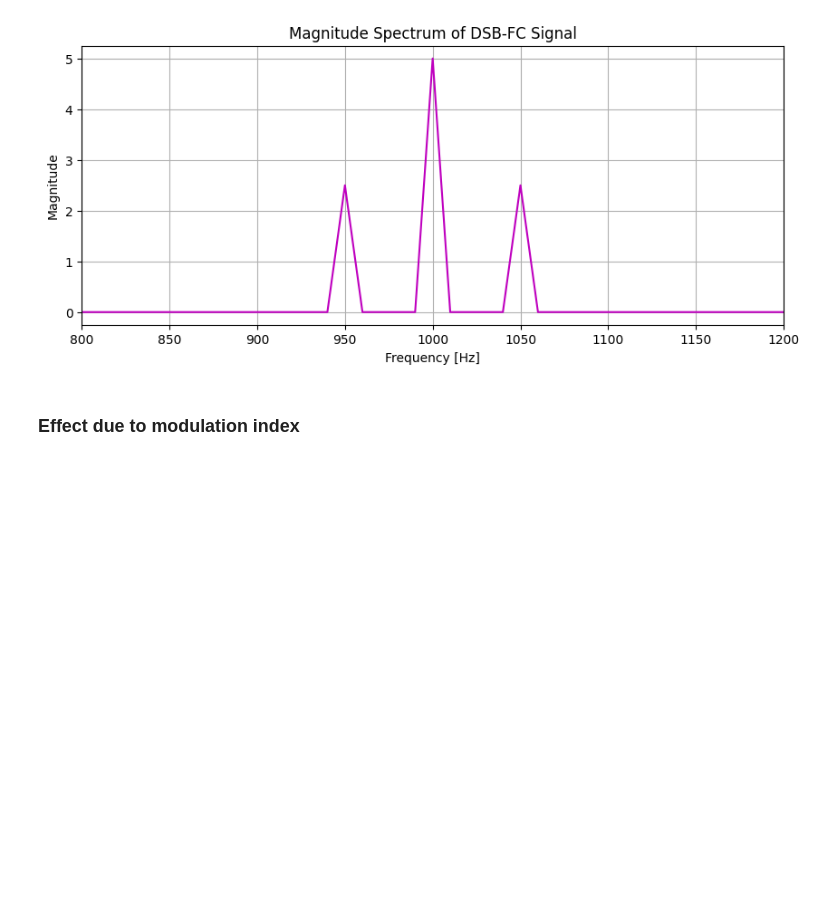
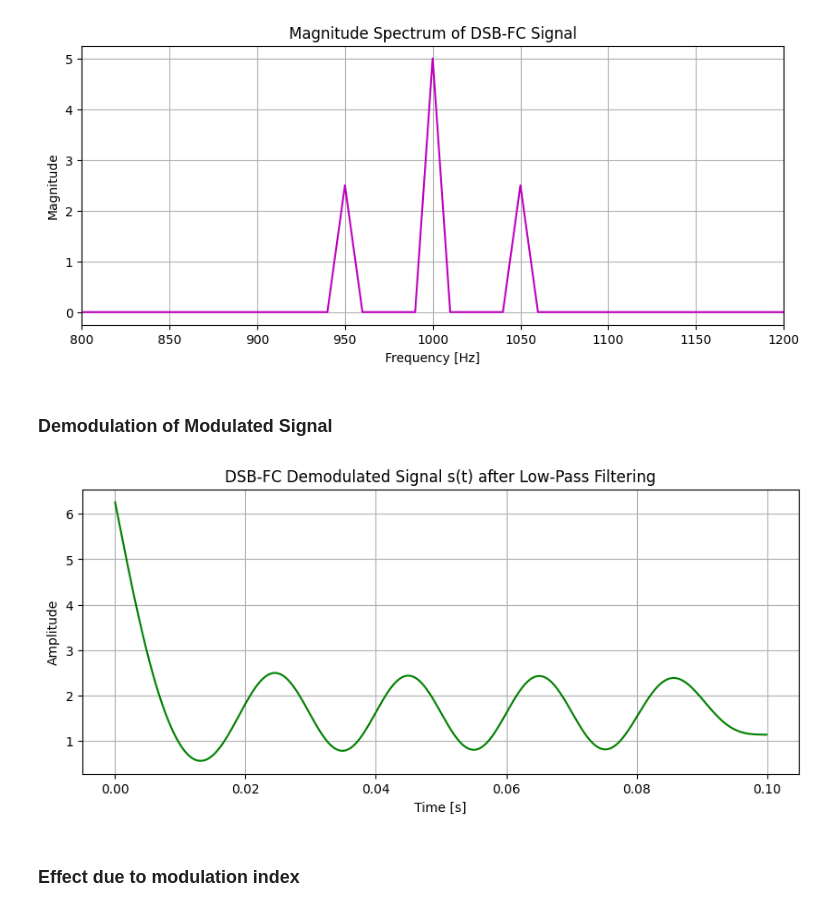
Before and after one commit to bibekjoshi01/ai-ml-journey, a Jupyter notebook: comm lab/dsb-fc.ipynb, the cells around one changed output. Drawn from its saved outputs; the diff is of its cells as text; code cells hidden in the pictures; blank space fills up the shorter version.

Commit message:
demodulation

```diff
--- a/comm lab/dsb-fc.ipynb
+++ b/comm lab/dsb-fc.ipynb
@@ -73,6 +73,32 @@ plt.show()
 # %% [output]
 [figure]
 [figure]
+# %% [markdown]
+### Demodulation of Modulated Signal
+# %%
+from scipy.signal import butter, filtfilt
+
+# Passing through diode (full signal)
+demod_1 = np.maximum(s_dsbfc, 0)
+
+# Butterworth low-pass filter design
+order = 4
+nyq = 0.5 * Fs
+normal_cutoff = fm / nyq
+
+b, a = butter(order, normal_cutoff, btype='low', analog=False)
+
+filtered = filtfilt(b, a, demod_1)
+
+plt.figure(figsize=(10, 4))
+plt.plot(t, filtered, 'g', linewidth=1.5)
+plt.title('DSB-FC Demodulated Signal s(t) after Low-Pass Filtering')
+plt.xlabel('Time [s]')
+plt.ylabel('Amplitude')
+plt.grid(True)
+plt.show()
+# %% [output]
+[figure, added]
 # %% [markdown]
 ### Effect due to modulation index
 # %%
```
Also changed, not shown: 3 other files.
